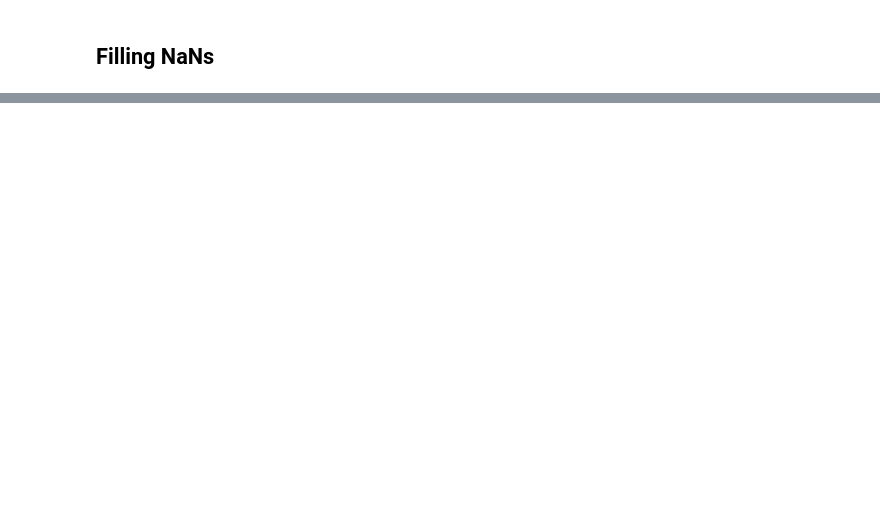
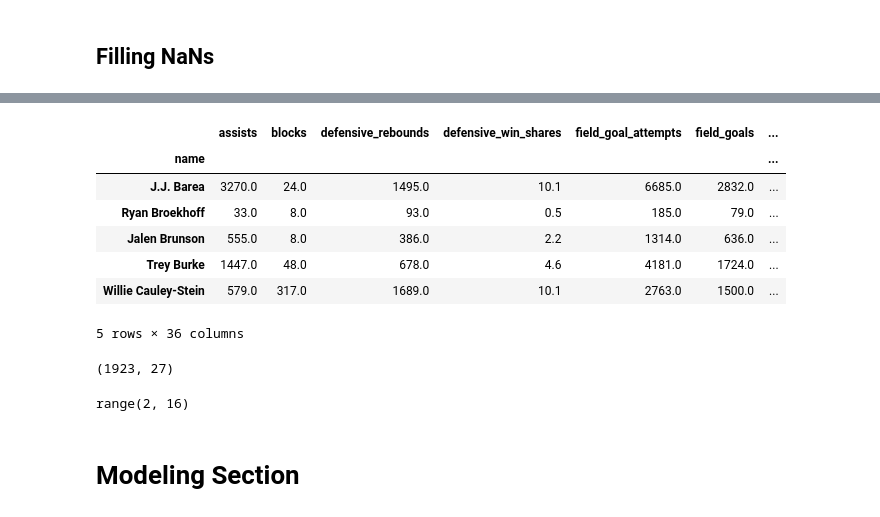
Before and after one commit to LTonstad/DSI_Capstone_Two, a Jupyter notebook: eda.ipynb, the cells around one changed output, grey strips where cells are left out. Saved outputs shown, nothing was run; the diff lists cells and outputs as text; code cells hidden in the pictures; blank space fills up the shorter version.

```diff
--- a/eda.ipynb
+++ b/eda.ipynb
@@ -469,0 +181,37 @@ plt.ylabel('Average Silhouette Score');
+# %%
+# Creating seperate DFs for different use cases
+df_career_no_salaries = df_career.drop(['salary'], axis=1)
+
+non_stats = ['nationality', 'position', 'birth_date', 'year_list', 'id']
+
+df_pure_stats = df_career.drop(non_stats, axis=1)
+df_pure_stats_no_salary = df_pure_stats.drop(['salary'], axis=1)
+# %%
+df_pure_stats['current_player'] = df_pure_stats['current_player'].astype(int)
+# %%
+# Creating DF that only contains stats that are already averaged
+
+avgs = ['assist_percentage', 'avg_salary', 'block_percentage', 'box_plus_minus',
+'defensive_box_plus_minus', 'defensive_rebound_percentage', 'effective_field_goal_percentage',
+'field_goal_percentage', 'field_goal_perc_sixteen_foot_plus_two_pointers',
+'field_goal_perc_ten_to_sixteen_feet', 'field_goal_perc_three_to_ten_feet',
+'field_goal_perc_zero_to_three_feet', 'field_goal_percentage',
+'free_throw_attempt_rate', 'free_throw_percentage', 'offensive_box_plus_minus',
+'offensive_rebound_percentage', 'player_efficiency_rating',
+'three_point_percentage', 'total_rebound_percentage', 'true_shooting_percentage',
+'turnover_percentage', 'two_point_percentage', 'usage_percentage',
+'win_shares', 'win_shares_per_48_minutes', 'years_played']
+
+df_avgs = df_pure_stats[['assist_percentage', 'avg_salary', 'block_percentage', 'box_plus_minus',
+'defensive_box_plus_minus', 'defensive_rebound_percentage', 'effective_field_goal_percentage',
+'field_goal_percentage', 'field_goal_perc_sixteen_foot_plus_two_pointers',
+'field_goal_perc_ten_to_sixteen_feet', 'field_goal_perc_three_to_ten_feet',
+'field_goal_perc_zero_to_three_feet', 'field_goal_percentage',
+'free_throw_attempt_rate', 'free_throw_percentage', 'offensive_box_plus_minus',
+'offensive_rebound_percentage', 'player_efficiency_rating',
+'three_point_percentage', 'total_rebound_percentage', 'true_shooting_percentage',
+'turnover_percentage', 'two_point_percentage', 'usage_percentage',
+'win_shares', 'win_shares_per_48_minutes', 'years_played']]
+#df_avgs.head()
+# %%
+df_totals = df_pure_stats.drop(avgs, axis=1)
@@ -469,0 +240,21 @@ plt.ylabel('Average Silhouette Score');
+# %%
+df_totals.head()
+# %% [output]
+|  | assists | blocks | defensive_rebounds | defensive_win_shares | field_goal_attempts | field_goals | ... |
+| name |  |  |  |  |  |  | ... |
+| J.J. Barea | 3270.0 | 24.0 | 1495.0 | 10.1 | 6685.0 | 2832.0 | ... |
+| Ryan Broekhoff | 33.0 | 8.0 | 93.0 | 0.5 | 185.0 | 79.0 | ... |
+| Jalen Brunson | 555.0 | 8.0 | 386.0 | 2.2 | 1314.0 | 636.0 | ... |
+| Trey Burke | 1447.0 | 48.0 | 678.0 | 4.6 | 4181.0 | 1724.0 | ... |
+| Willie Cauley-Stein | 579.0 | 317.0 | 1689.0 | 10.1 | 2763.0 | 1500.0 | ... |
+5 rows × 36 columns
+# %%
+df_avgs.shape
+# %% [output]
+(1923, 27)
+# %%
+range(2,16)
+# %% [output]
+range(2, 16)
+# %% [markdown]
+# Modeling Section
```
Also changed, not shown: parts of 61 cells of this notebook, 9 other files.
